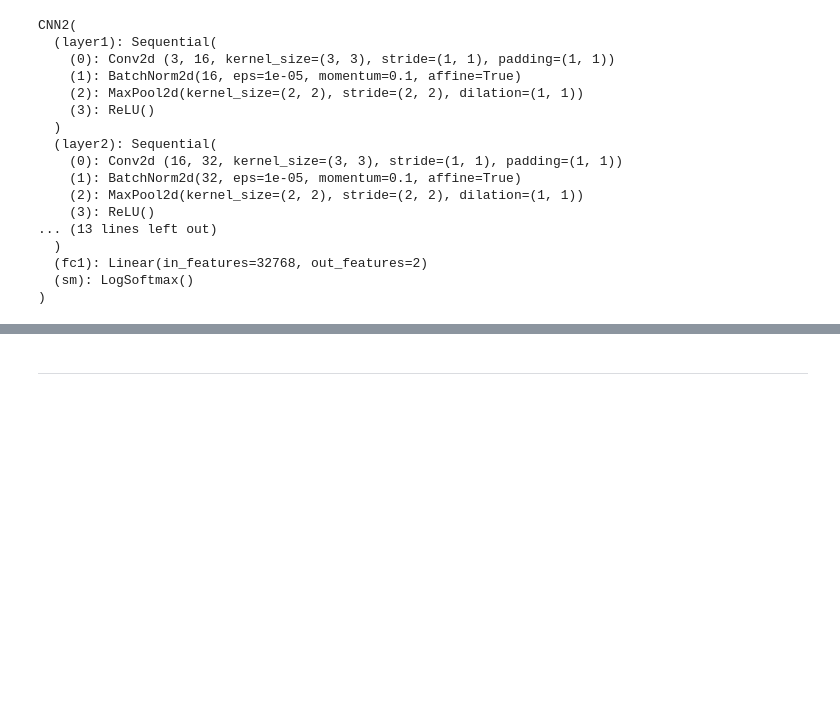
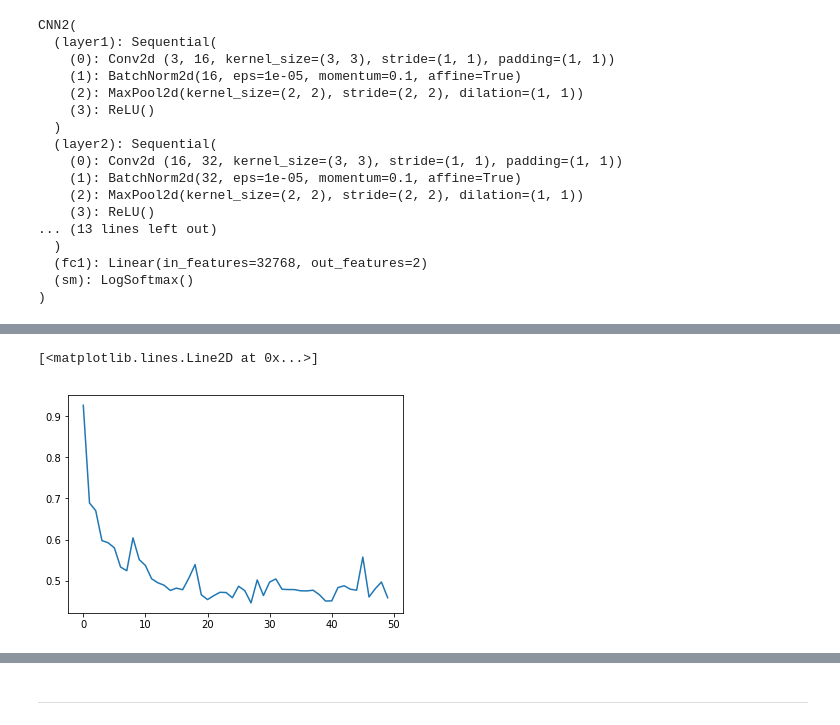
Before and after one commit to shik3519/DL-Xray, a Jupyter notebook: x-ray convnet from scratch.ipynb, the cells around one changed output, grey strips where cells are left out. Drawn from its saved outputs; the diff is of its cells as text; code cells hidden in the pictures; blank space fills up the shorter version.

```diff
--- a/x-ray convnet from scratch.ipynb
+++ b/x-ray convnet from scratch.ipynb
@@ -215,15 +230,23 @@ def train(num_epochs,
           criterion,
           batch_size,
           lr_start,
-          lr_decay=False):
+          lr_decay=False,use_checkpoint =  False,checkpoint_file = None,apply_wd = False):
     iterations = 0
     train_loss_tracker = []
     train_accuracy_tracker = []
     val_loss_tracker = []
     val_accuracy_tracker = []
 
-    optimizer = torch.optim.Adam(
-        cnn.parameters(), lr=lr_start)  #defining the optimizer
+    if apply_wd:
+        optimizer = torch.optim.Adam(cnn.parameters(), lr=lr_start,weight_decay=1e-4)  #defining the optimizer
+    else:
+        optimizer = torch.optim.Adam(cnn.parameters(), lr=lr_start)
+    if use_checkpoint:
+        checkpoint = torch.load(checkpoint_file)
+        cnn.load_state_dict(checkpoint['state_dict'])
+        optimizer.load_state_dict(checkpoint['optimizer'])
+
+
     #     scheduler = torch.optim.lr_scheduler.StepLR(optimizer,step_size=20,gamma=0.1,last_epoch=-1)
 
     for epoch in range(num_epochs):
@@ -253,21 +276,29 @@ def train(num_epochs,
         train_accuracy_tracker.append(train_a)
         print('Accuracy on training images %.4f' % (train_a))
         val_a, val_l = predict(cnn, valid_loader, False)
+        if len(val_loss_tracker)>0 and val_l < min(val_loss_tracker):
+            save_checkpoint({
+            'epoch': epoch + 1,
+            'state_dict': cnn.state_dict(),
+            'best_loss_val': val_l,
+            'optimizer' : optimizer.state_dict()
+        })
         val_loss_tracker.append(val_l)
         val_accuracy_tracker.append(val_a)
         print('Accuracy on test images %.4f' % (val_a))
         print('Loss on test images %.4f' % (val_l))
         print('------------')
 
-
 #         scheduler.step()
 #         print("learning rate:",optimizer.param_groups[0]['lr'])
-
+    print('-----------Summary--------------')
     print('Number of iterations: %d' % (iterations))
     print('Final avg loss:%.4f' % (np.mean(train_loss_tracker[-5:])))
     val_a, val_l = predict(cnn, valid_loader, False)
     print('Accuracy on test images %.4f' % (val_a))
     print('Loss on test images %.4f' % (val_l))
+    print('Minimum loss on test images during the entire training %.4f' % (min(val_loss_tracker)))
+    print('Maximum accuracy on test images during the entire training %.4f' % (max(val_accuracy_tracker)))
     return train_loss_tracker,train_accuracy_tracker,val_loss_tracker,val_accuracy_tracker
 # %% [markdown]
 #### Prediction
@@ -356,7 +387,7 @@ class CNN2(nn.Module):
         nn.BatchNorm2d(128),
         nn.MaxPool2d(2),
         nn.ReLU(),
-        nn.Dropout(p = 0.5))
+        nn.Dropout(p = 0.2))
         self.fc1 = nn.Linear(16*16*128, 2)
         self.sm = nn.LogSoftmax(dim = 1)
 
@@ -378,7 +409,7 @@ For now I'm not applying any transforms apart from data pre-processing to make s
 # Specifying your transforms
 transform1 = transforms.Compose([
     transforms.RandomResizedCrop(size,scale=(.9,1)), #Resized images are not exactly of same size so resizing it to make the size constant
-    transforms.RandomRotation(10),
+    transforms.RandomRotation(5),
     transforms.ToTensor() #normalize the pixels by dividing it by 255
 ])
 # %% [markdown]
@@ -415,5 +446,5 @@ CNN2(
   (sm): LogSoftmax()
 )
 # %%
-tl,ta,vl,va = train(10,train_loader1,valid_loader,cnn2,criterion,batch_size,1e-3)
+tl,ta,vl,va = train(50,train_loader1,valid_loader,cnn2,criterion,batch_size,1e-3,apply_wd=True)
 # %% [output]
@@ -423,0 +468,5 @@ torch.save(cnn.state_dict(), 'cnn.pkl')
+# %%
+plt.plot(vl)
+# %% [output]
+[<matplotlib.lines.Line2D at 0x...>]
+[figure, added]
```
Also changed, not shown: parts of 26 cells of this notebook.
